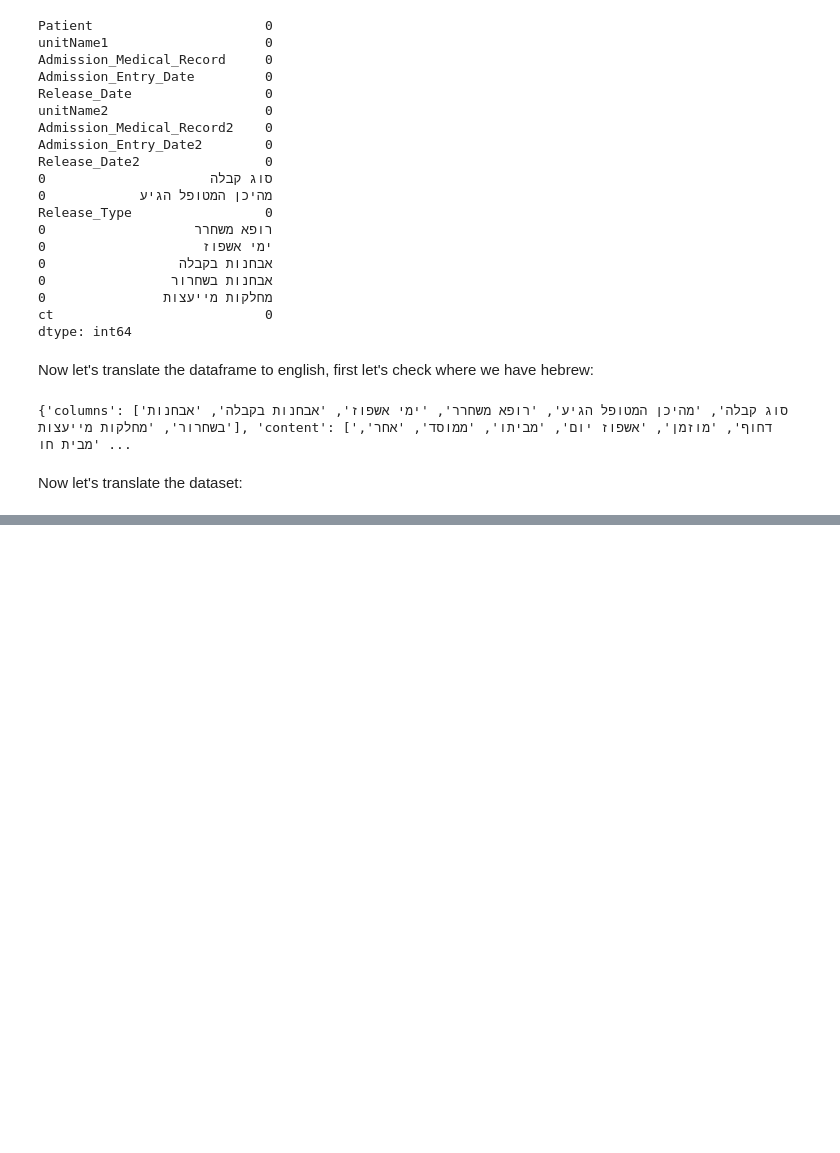
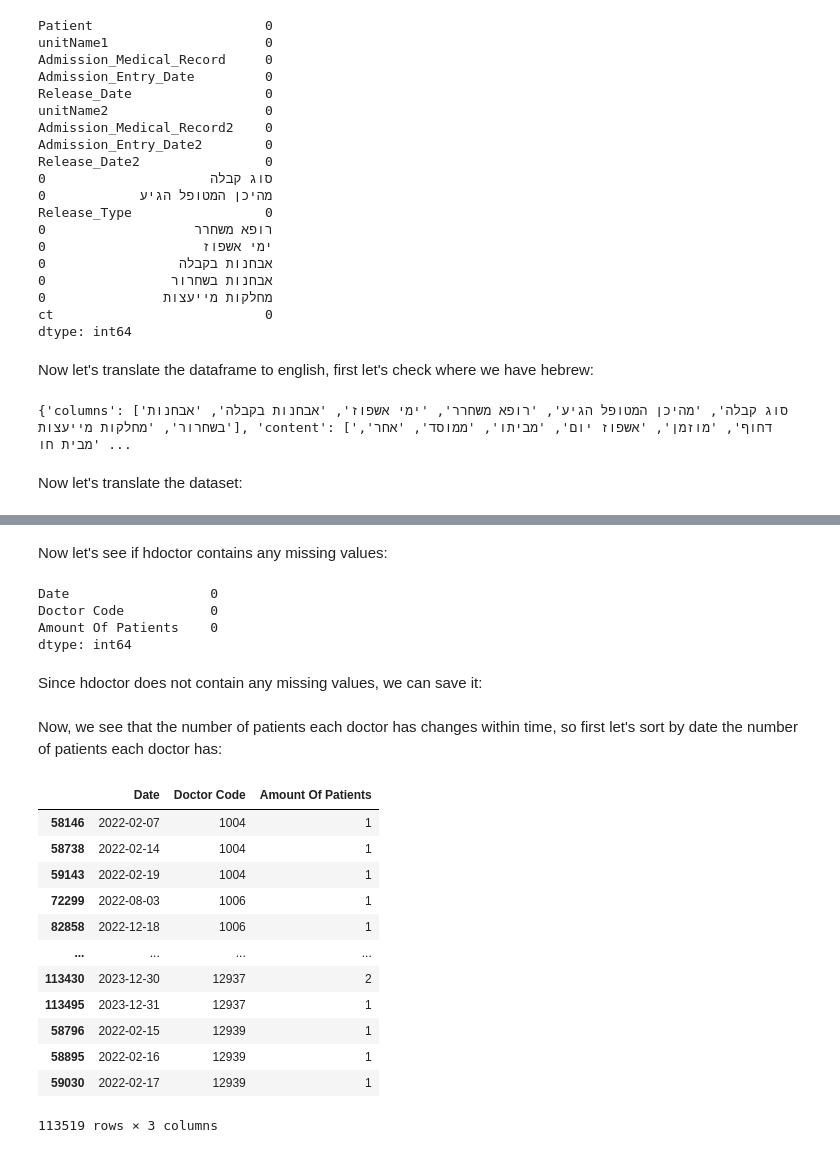
Before and after one commit to RyanWri/data-science2-lab-final-project, a Jupyter notebook: src/team_11/team11_results.ipynb, the cells around one changed output, grey strips where cells are left out. Cells and saved outputs as stored; diff of their text form; code cells hidden in the pictures; blank space fills up the shorter version.

```diff
--- a/src/team_11/team11_results.ipynb
+++ b/src/team_11/team11_results.ipynb
@@ -135,0 +172,11 @@ hospitalization_df_clean_translated.to_excel(r'task7/hospitalization2_translated
+# %% [markdown]
+Now let's see if hdoctor contains any missing values:
+# %%
+hdoctor_df_translated.isna().sum()
+# %% [output]
+Date                  0
+Doctor Code           0
+Amount Of Patients    0
+dtype: int64
+# %% [markdown]
+Since hdoctor does not contain any missing values, we can save it:
@@ -135,0 +185,19 @@ hospitalization_df_clean_translated.to_excel(r'task7/hospitalization2_translated
+# %% [markdown]
+Now, we see that the number of patients each doctor has changes within time, so first let's sort by date the number of patients each doctor has:
+# %%
+hdoctor_df_translated_sorted = Task13.sort_duplicates_first(df= hdoctor_df_translated, duplicate_column='Doctor Code', sort_column='Date')
+display(hdoctor_df_translated_sorted)
+# %% [output]
+|  | Date | Doctor Code | Amount Of Patients |
+| 58146 | 2022-02-07 | 1004 | 1 |
+| 58738 | 2022-02-14 | 1004 | 1 |
+| 59143 | 2022-02-19 | 1004 | 1 |
+| 72299 | 2022-08-03 | 1006 | 1 |
+| 82858 | 2022-12-18 | 1006 | 1 |
+| ... | ... | ... | ... |
+| 113430 | 2023-12-30 | 12937 | 2 |
+| 113495 | 2023-12-31 | 12937 | 1 |
+| 58796 | 2022-02-15 | 12939 | 1 |
+| 58895 | 2022-02-16 | 12939 | 1 |
+| 59030 | 2022-02-17 | 12939 | 1 |
+113519 rows × 3 columns
```
Also changed, not shown: parts of 11 cells of this notebook, 4 other files.
